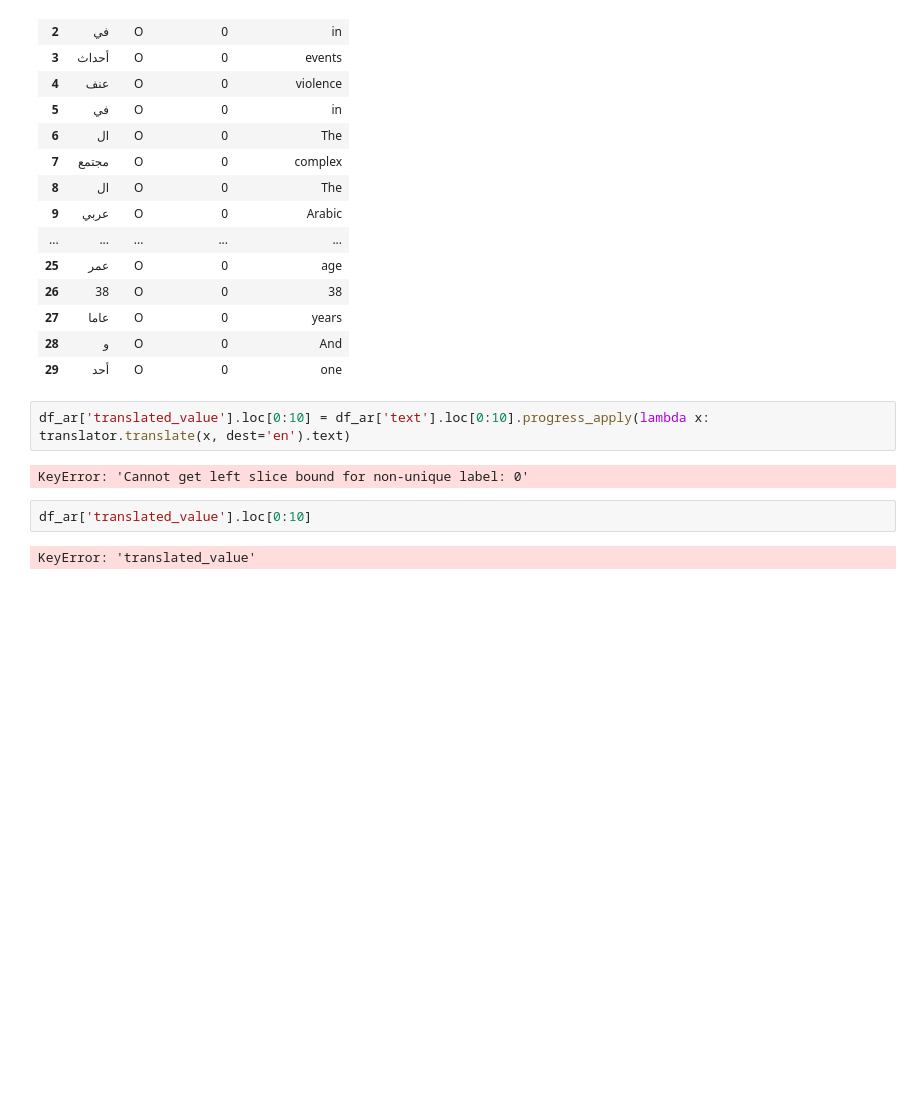
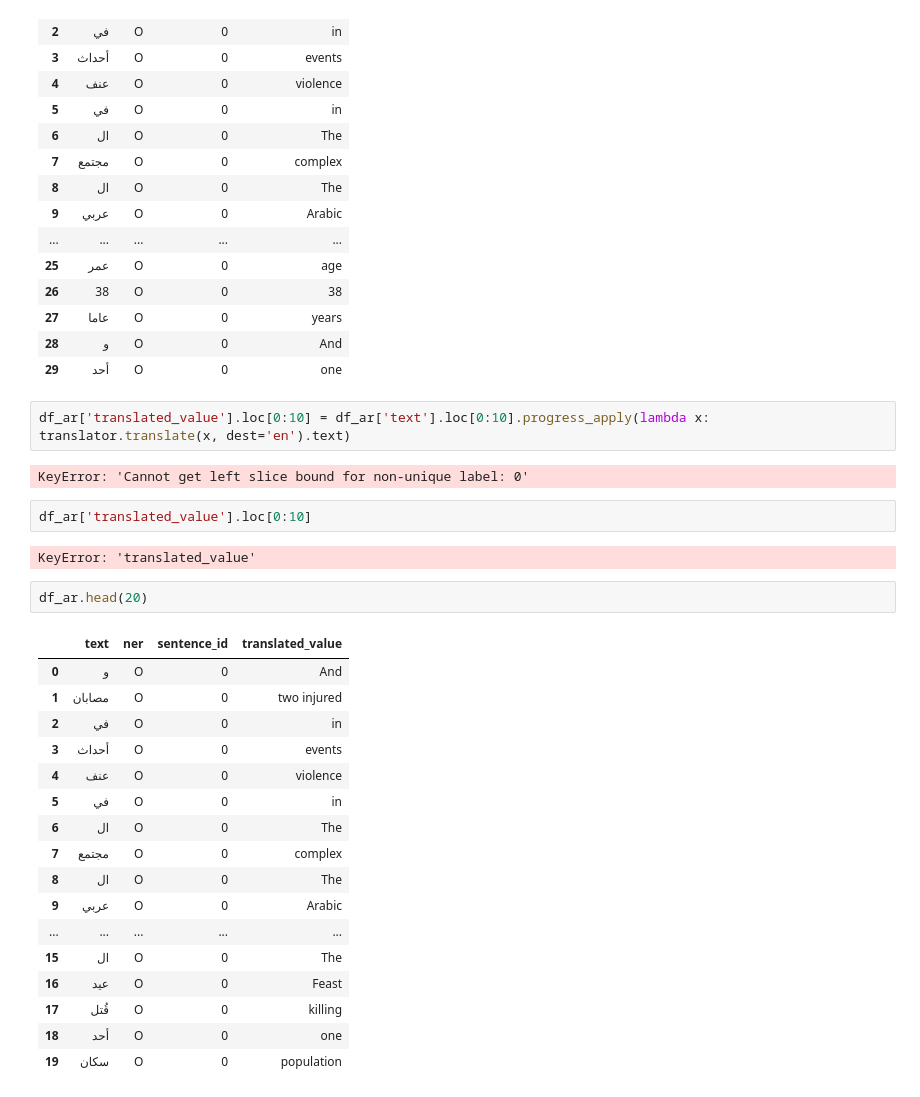
Before and after one commit to wzwzeyal/huggingface_project_template, a Jupyter notebook: notebooks/eda.ipynb, the cells around one changed output. Drawn from its saved outputs; the diff is of its cells as text; blank space fills up the shorter version.

```diff
--- a/notebooks/eda.ipynb
+++ b/notebooks/eda.ipynb
@@ -228,3 +238,23 @@ KeyError: 'Cannot get left slice bound for non-unique label: 0'
 df_ar['translated_value'].loc[0:10]
 # %% [output]
 KeyError: 'translated_value'
+# %%
+df_ar.head(20)
+# %% [output]
+|  | text | ner | sentence_id | translated_value |
+| 0 | و | O | 0 | And |
+| 1 | مصابان | O | 0 | two injured |
+| 2 | في | O | 0 | in |
+| 3 | أحداث | O | 0 | events |
+| 4 | عنف | O | 0 | violence |
+| 5 | في | O | 0 | in |
+| 6 | ال | O | 0 | The |
+| 7 | مجتمع | O | 0 | complex |
+| 8 | ال | O | 0 | The |
+| 9 | عربي | O | 0 | Arabic |
+| ... | ... | ... | ... | ... |
+| 15 | ال | O | 0 | The |
+| 16 | عيد | O | 0 | Feast |
+| 17 | قُتل | O | 0 | killing |
+| 18 | أحد | O | 0 | one |
+| 19 | سكان | O | 0 | population |
```
Also changed, not shown: parts of 2 cells of this notebook.
